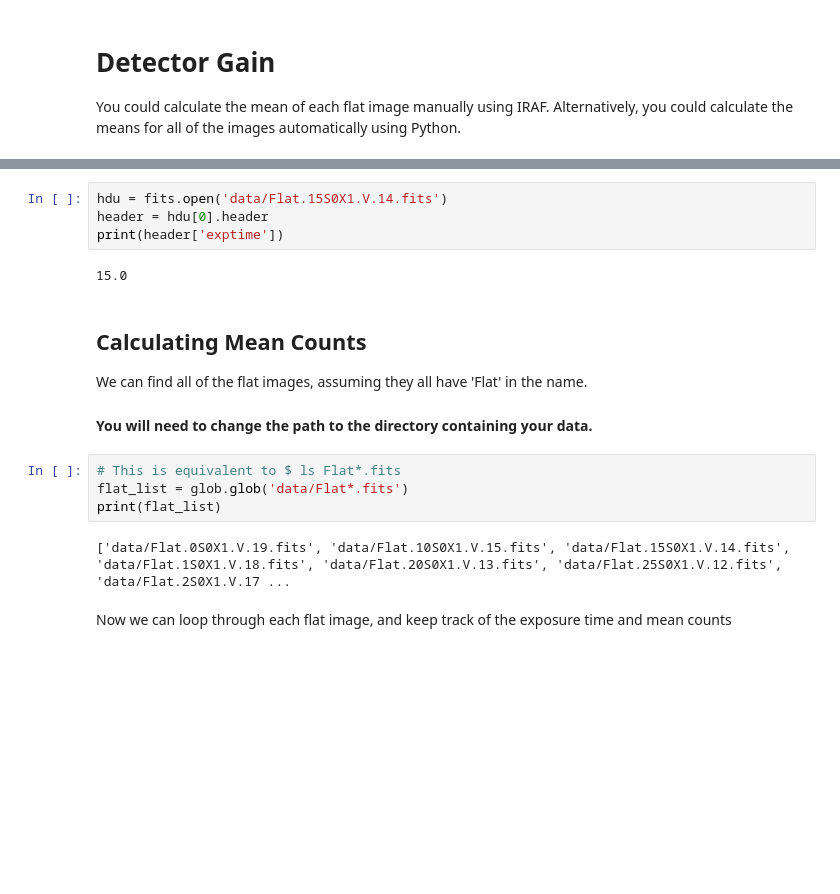
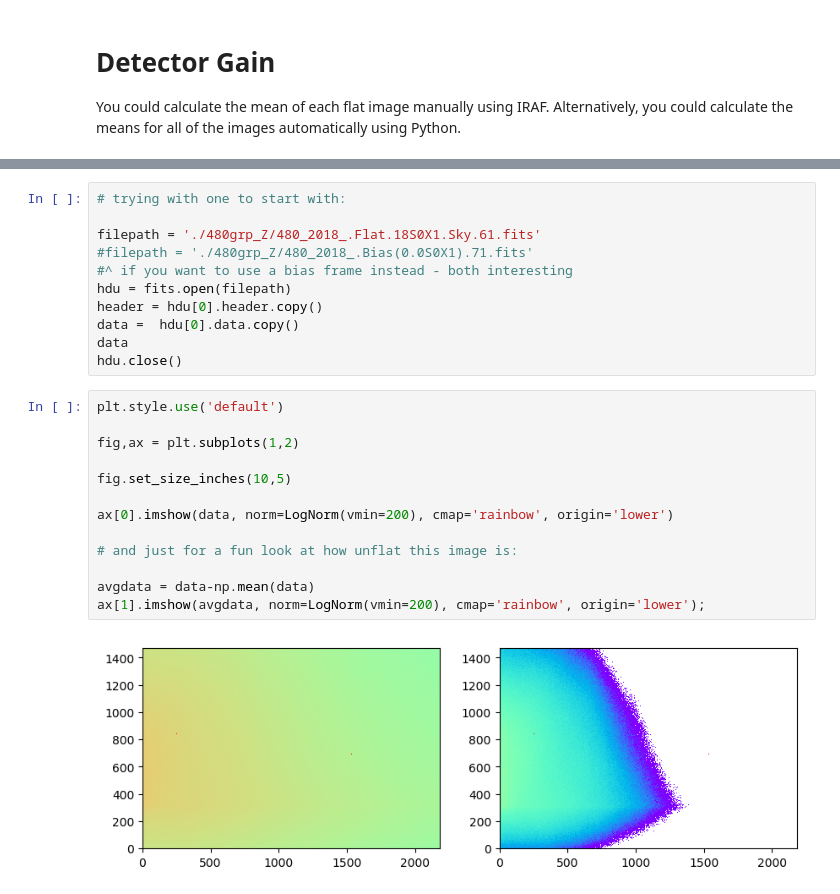
Before and after one commit to smbet/480, a Jupyter notebook: linearity.ipynb, the cells around one changed output, grey strips where cells are left out. Drawn from its saved outputs; the diff is of its cells as text; blank space fills up the shorter version.

```diff
--- a/linearity.ipynb
+++ b/linearity.ipynb
@@ -14,18 +16,26 @@ The headers of the FITS files contain the exposure times of the flat images. Now
-# %%
-hdu = fits.open('data/Flat.15S0X1.V.14.fits')
-header = hdu[0].header
-print(header['exptime'])
-# %% [output]
-15.0
-# %% [markdown]
-## Calculating Mean Counts
-We can find all of the flat images, assuming they all have 'Flat' in the name.
-#### You will need to change the path to the directory containing your data.
-# %%
-# This is equivalent to $ ls Flat*.fits
-flat_list = glob.glob('data/Flat*.fits')
-print(flat_list)
-# %% [output]
-['data/Flat.0S0X1.V.19.fits', 'data/Flat.10S0X1.V.15.fits', 'data/Flat.15S0X1.V.14.fits', 'data/Flat.1S0X1.V.18.fits', 'data/Flat.20S0X1.V.13.fits', 'data/Flat.25S0X1.V.12.fits', 'data/Flat.2S0X1.V.17 ...
-# %% [markdown]
-Now we can loop through each flat image, and keep track of the exposure time and mean counts
+# %%
+# trying with one to start with:
+
+filepath = './480grp_Z/480_2018_.Flat.18S0X1.Sky.61.fits'
+#filepath = './480grp_Z/480_2018_.Bias(0.0S0X1).71.fits'
+#^ if you want to use a bias frame instead - both interesting
+hdu = fits.open(filepath)
+header = hdu[0].header.copy()
+data =  hdu[0].data.copy()
+data
+hdu.close()
+# %%
+plt.style.use('default')
+
+fig,ax = plt.subplots(1,2)
+
+fig.set_size_inches(10,5)
+
+ax[0].imshow(data, norm=LogNorm(vmin=200), cmap='rainbow', origin='lower')
+
+# and just for a fun look at how unflat this image is:
+
+avgdata = data-np.mean(data)
+ax[1].imshow(avgdata, norm=LogNorm(vmin=200), cmap='rainbow', origin='lower');
+# %% [output]
+[figure, added]
```
Also changed, not shown: parts of 9 cells of this notebook, 3 other files.
